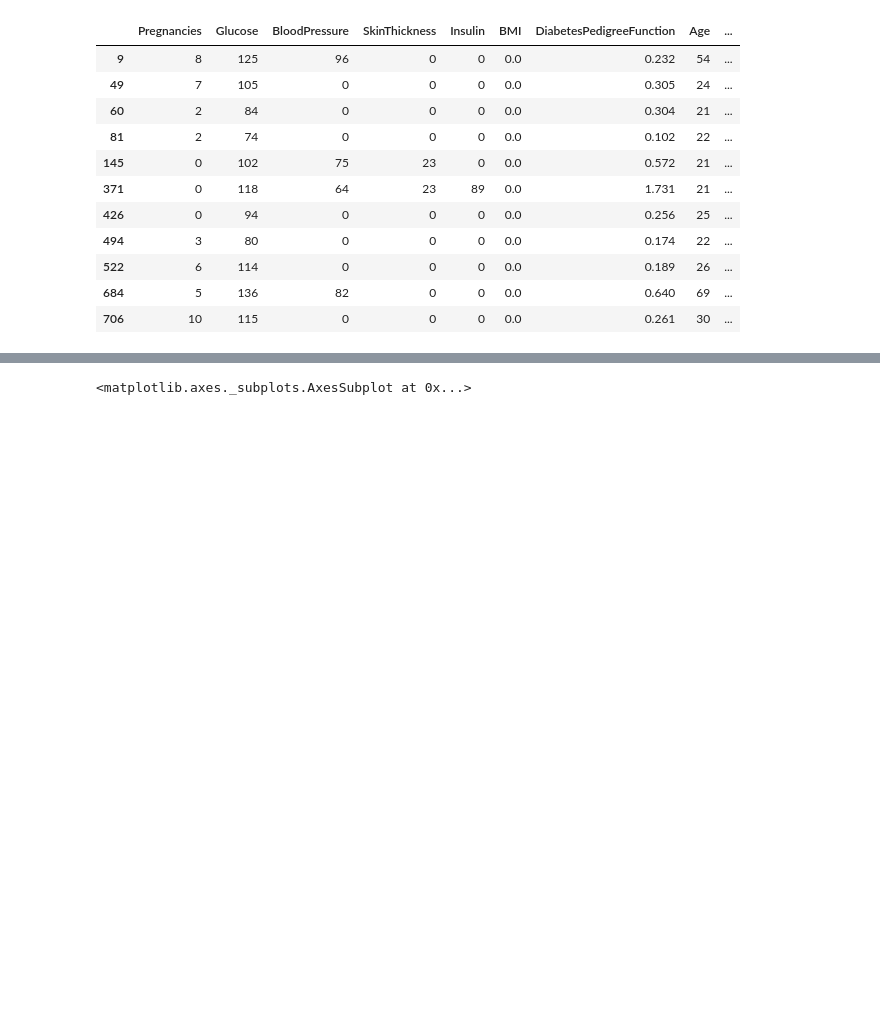
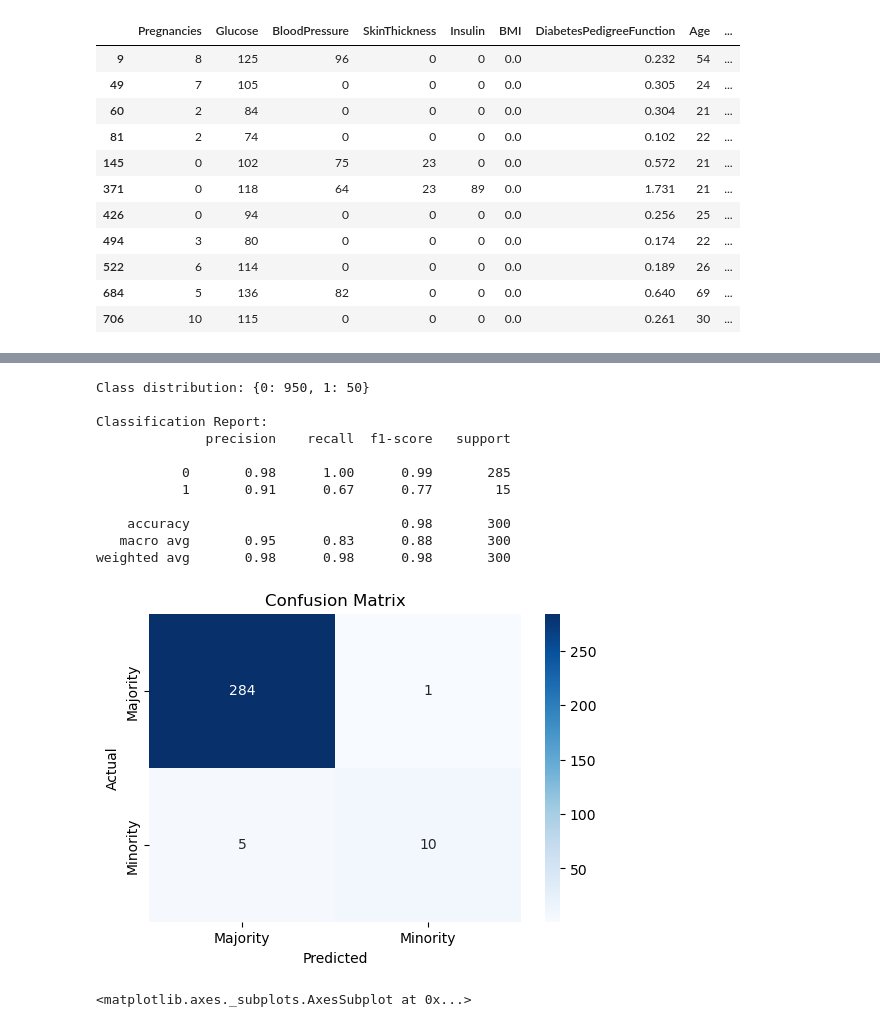
Before and after one commit to aceuganda/BigDataClass-ACE-2025, a Jupyter notebook: Machine Learning Example/Machine Learning Practice.ipynb, the cells around one changed output, grey strips where cells are left out. Cells and saved outputs as stored; diff of their text form; code cells hidden in the pictures; blank space fills up the shorter version.

```diff
--- a/Machine Learning Example/Machine Learning Practice.ipynb
+++ b/Machine Learning Example/Machine Learning Practice.ipynb
@@ -278,3 +438,59 @@ On classification problems you need to know how balanced the class values are. H
+# %%
+import numpy as np
+import pandas as pd
+import matplotlib.pyplot as plt
+import seaborn as sns
+from sklearn.datasets import make_classification
+from sklearn.model_selection import train_test_split
+from sklearn.linear_model import LogisticRegression
+from sklearn.metrics import classification_report, confusion_matrix
+
+# Generate an imbalanced synthetic dataset
+# Here, 95% of the samples belong to class 0 and 5% to class 1.
+X, y = make_classification(n_samples=1000, n_features=20, n_informative=2,
+                           n_redundant=10, n_clusters_per_class=1,
+                           weights=[0.95, 0.05], flip_y=0, random_state=42)
+
+# Display class distribution
+unique, counts = np.unique(y, return_counts=True)
+print("Class distribution:", dict(zip(unique, counts)))
+
+# Split data into training and testing sets, preserving the class distribution
+X_train, X_test, y_train, y_test = train_test_split(X, y, test_size=0.3,
+                                                    random_state=42, stratify=y)
+
+# Train a logistic regression model
+model = LogisticRegression(max_iter=1000, random_state=42)
+model.fit(X_train, y_train)
+y_pred = model.predict(X_test)
+
+# Evaluate the model using classification metrics
+print("\nClassification Report:")
+print(classification_report(y_test, y_pred))
+
+# Visualize the confusion matrix
+cm = confusion_matrix(y_test, y_pred)
+plt.figure(figsize=(6, 4))
+sns.heatmap(cm, annot=True, fmt="d", cmap="Blues",
+            xticklabels=["Majority", "Minority"],
+            yticklabels=["Majority", "Minority"])
+plt.xlabel("Predicted")
+plt.ylabel("Actual")
+plt.title("Confusion Matrix")
+plt.show()
+# %% [output]
+Class distribution: {0: 950, 1: 50}
+
+Classification Report:
+              precision    recall  f1-score   support
+
+           0       0.98      1.00      0.99       285
+           1       0.91      0.67      0.77        15
+
+    accuracy                           0.98       300
+   macro avg       0.95      0.83      0.88       300
+weighted avg       0.98      0.98      0.98       300
+[figure, added]
 # %%
 #this is the distribution of the class
 #this only works if we are working with a classification problem not regression
```
Also changed, not shown: parts of 9 cells of this notebook.
